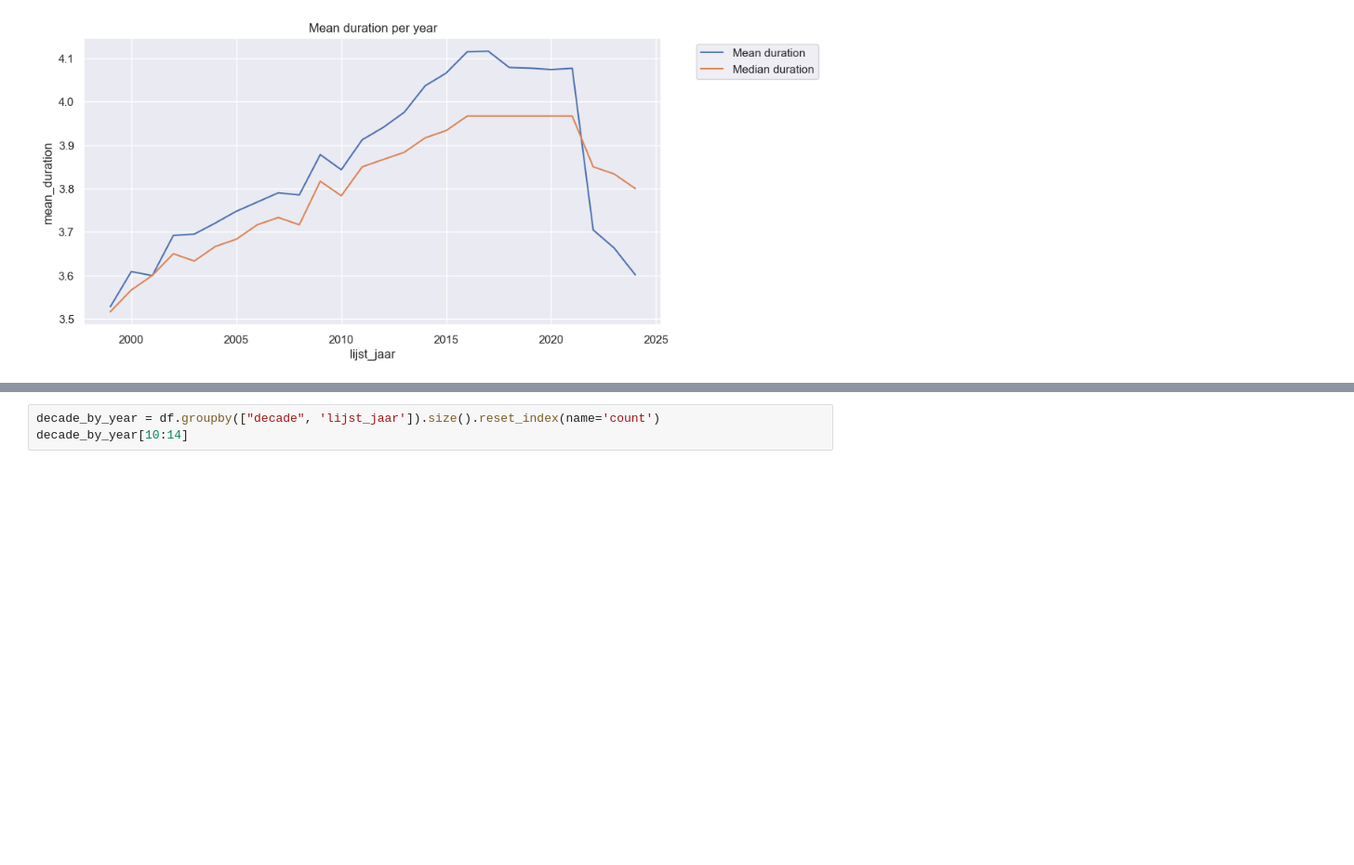
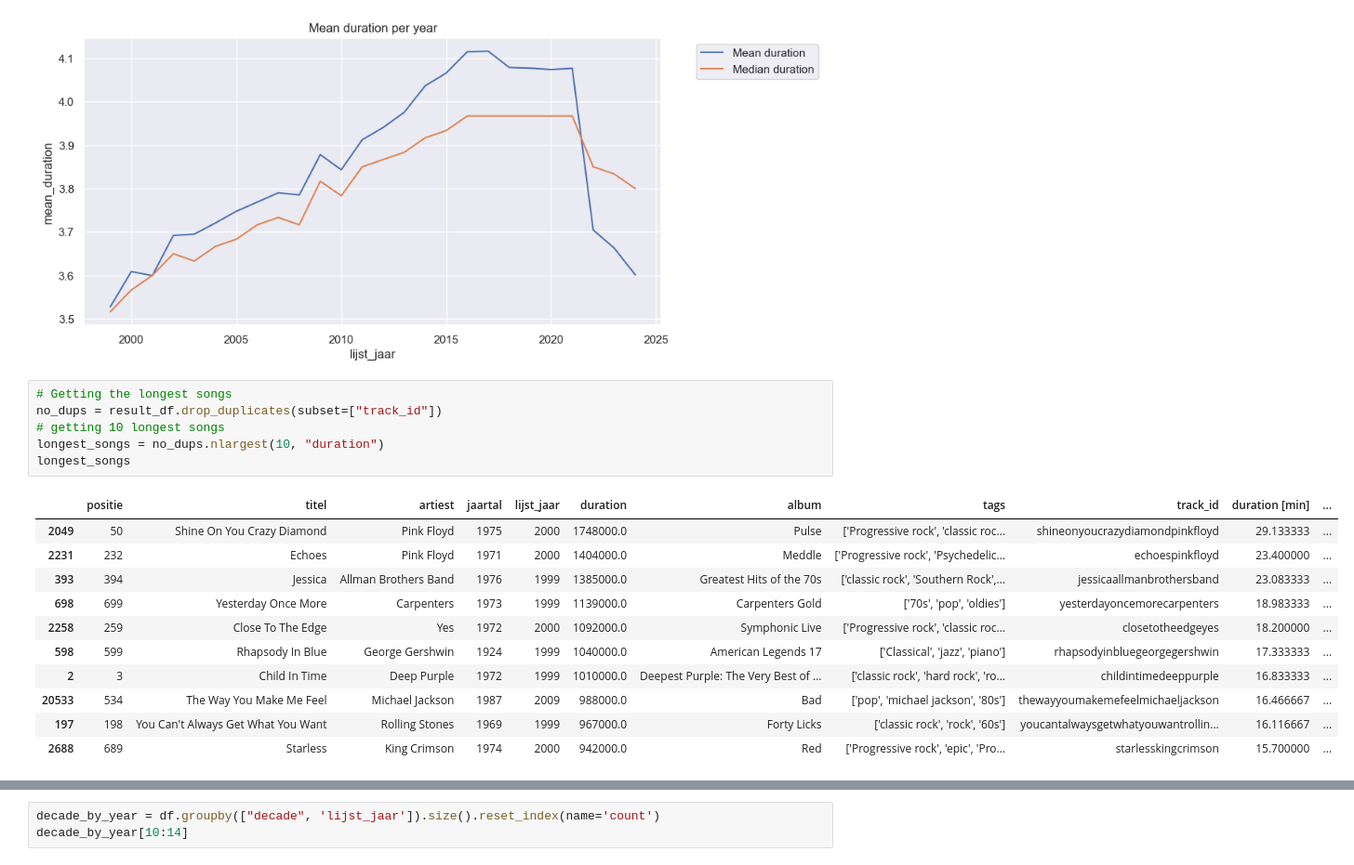
Before and after one commit to jwnelen/top-2000-eda, a Jupyter notebook: exploration.ipynb, the cells around one changed output, grey strips where cells are left out. Shown at 93% size. Drawn from its saved outputs; the diff is of its cells as text; blank space fills up the shorter version.

```diff
--- a/exploration.ipynb
+++ b/exploration.ipynb
@@ -245,3 +273,21 @@ plt.title("Mean duration per year")
 plt.show()
 # %% [output]
 [figure]
+# %%
+# Getting the longest songs
+no_dups = result_df.drop_duplicates(subset=["track_id"])
+# getting 10 longest songs
+longest_songs = no_dups.nlargest(10, "duration")
+longest_songs
+# %% [output]
+|  | positie | titel | artiest | jaartal | lijst_jaar | duration | album | tags | track_id | duration [min] | ... |
+| 2049 | 50 | Shine On You Crazy Diamond | Pink Floyd | 1975 | 2000 | 1748000.0 | Pulse | ['Progressive rock', 'classic roc... | shineonyoucrazydiamondpinkfloyd | 29.133333 | ... |
+| 2231 | 232 | Echoes | Pink Floyd | 1971 | 2000 | 1404000.0 | Meddle | ['Progressive rock', 'Psychedelic... | echoespinkfloyd | 23.400000 | ... |
+| 393 | 394 | Jessica | Allman Brothers Band | 1976 | 1999 | 1385000.0 | Greatest Hits of the 70s | ['classic rock', 'Southern Rock',... | jessicaallmanbrothersband | 23.083333 | ... |
+| 698 | 699 | Yesterday Once More | Carpenters | 1973 | 1999 | 1139000.0 | Carpenters Gold | ['70s', 'pop', 'oldies'] | yesterdayoncemorecarpenters | 18.983333 | ... |
+| 2258 | 259 | Close To The Edge | Yes | 1972 | 2000 | 1092000.0 | Symphonic Live | ['Progressive rock', 'classic roc... | closetotheedgeyes | 18.200000 | ... |
+| 598 | 599 | Rhapsody In Blue | George Gershwin | 1924 | 1999 | 1040000.0 | American Legends 17 | ['Classical', 'jazz', 'piano'] | rhapsodyinbluegeorgegershwin | 17.333333 | ... |
+| 2 | 3 | Child In Time | Deep Purple | 1972 | 1999 | 1010000.0 | Deepest Purple: The Very Best of ... | ['classic rock', 'hard rock', 'ro... | childintimedeeppurple | 16.833333 | ... |
+| 20533 | 534 | The Way You Make Me Feel | Michael Jackson | 1987 | 2009 | 988000.0 | Bad | ['pop', 'michael jackson', '80s'] | thewayyoumakemefeelmichaeljackson | 16.466667 | ... |
+| 197 | 198 | You Can't Always Get What You Want | Rolling Stones | 1969 | 1999 | 967000.0 | Forty Licks | ['classic rock', 'rock', '60s'] | youcantalwaysgetwhatyouwantrollin... | 16.116667 | ... |
+| 2688 | 689 | Starless | King Crimson | 1974 | 2000 | 942000.0 | Red | ['Progressive rock', 'epic', 'Pro... | starlesskingcrimson | 15.700000 | ... |
```
Also changed, not shown: parts of 9 cells of this notebook.
